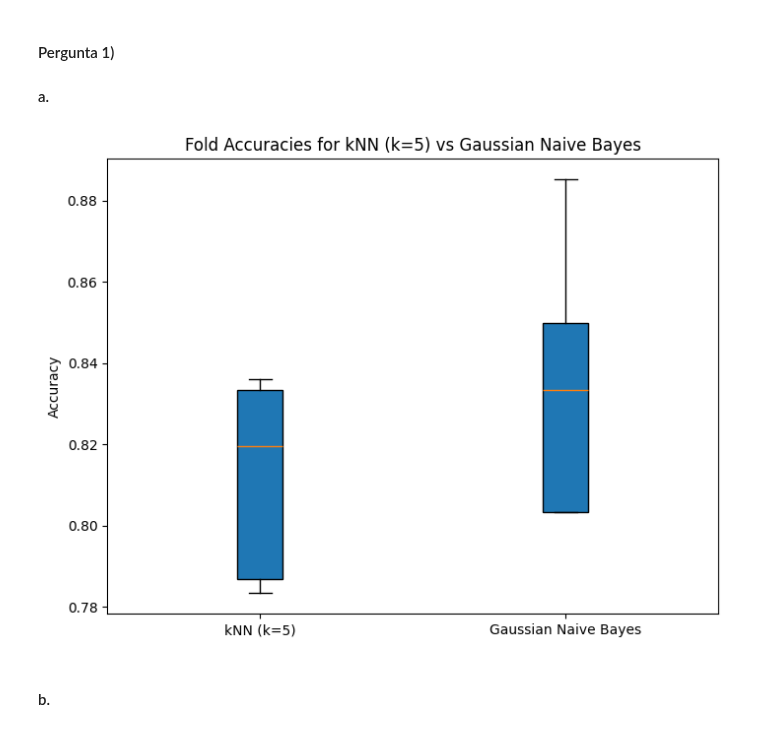
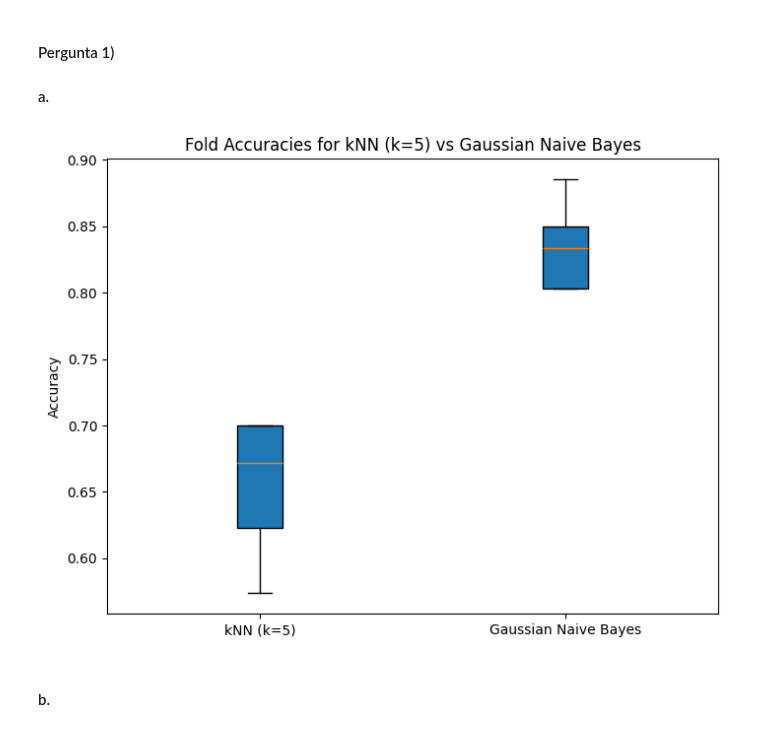
Before and after one commit to leocfig/Apren-24-25, a Jupyter notebook: HW2/G041.ipynb, the cells around one changed output. Cells and saved outputs as stored; diff of their text form; code cells hidden in the pictures.

```diff
--- a/HW2/G041.ipynb
+++ b/HW2/G041.ipynb
@@ -16,78 +16,37 @@ import pandas as pd
 import seaborn as sns
 import matplotlib.pyplot as plt
 
 from sklearn.pipeline import make_pipeline
 from sklearn.preprocessing import StandardScaler
 
 # Loading the dataset
 df = pd.read_csv('heart-disease.csv')
 
 # Separating features from target
 X = df.drop(columns='target')
 y = df['target']
 
 # Initialize stratified 5-fold cross-validation with shuffling
 folds = StratifiedKFold(n_splits=5, shuffle=True, random_state=0)
 
 # Initialize k-Nearest Neighbors classifier with k=5 neighbors
 knn = KNeighborsClassifier(n_neighbors=5)
 
 # Gaussian Naïve Bayes model
 nb = GaussianNB()
 
-# Standardize the features (important for kNN)
-scaler = StandardScaler()
-X_scaled = scaler.fit_transform(X)
-
-# Lists to store accuracy scores for each model
-knn_accuracies = []
-nb_accuracies = []
-
-# Iterate per fold
-for train_k, test_k in folds.split(X, y):
-
-    # Split the data into training and test sets
-    X_train, X_test = X.iloc[train_k], X.iloc[test_k]
-    y_train, y_test = y.iloc[train_k], y.iloc[test_k]
-
-    # Scale the data for the knn
-    scaler = StandardScaler()
-    X_train_scaled = scaler.fit_transform(X_train)
-    X_test_scaled = scaler.transform(X_test)
-
-    # Fit the models
-    knn.fit(X_train_scaled, y_train)
-    nb.fit(X_train, y_train)
-
-    # Store accuracies
-    knn_accuracy = knn.score(X_test_scaled, y_test)
-    knn_accuracies.append(knn_accuracy)
-
-    nb_accuracy = nb.score(X_test, y_test)
-    nb_accuracies.append(nb_accuracy)
-
-
-
-# kNN model
-#knn = make_pipeline(StandardScaler(), KNeighborsClassifier(n_neighbors=5))
-#knn = KNeighborsClassifier(n_neighbors=5)
-#knn.fit(X, y)
-
-
-#nb.fit(X, y)
-
 # Cross-validation for each model
-#knn_scores = cross_val_score(knn, X, y, cv=strat_kfold, scoring='accuracy')
-#nb_scores = cross_val_score(nb, X, y, cv=strat_kfold, scoring='accuracy')
+knn_scores = cross_val_score(knn, X, y, cv=folds, scoring='accuracy')
+nb_scores = cross_val_score(nb, X, y, cv=folds, scoring='accuracy')
 
 # Plotting boxplots with the fold accuracies
 plt.figure(figsize=(8, 6))
-plt.boxplot([knn_accuracies, nb_accuracies], labels=['kNN (k=5)', 'Gaussian Naive Bayes'], patch_artist=True)
+plt.boxplot([knn_scores, nb_scores], labels=['kNN (k=5)', 'Gaussian Naive Bayes'], patch_artist=True)
 plt.title('Fold Accuracies for kNN (k=5) vs Gaussian Naive Bayes')
 plt.ylabel('Accuracy')
 plt.show()
 # %% [output]
-[figure, old version]
+[figure, new version]
 # %% [markdown]
 #### b.
 # %% [markdown]
```
